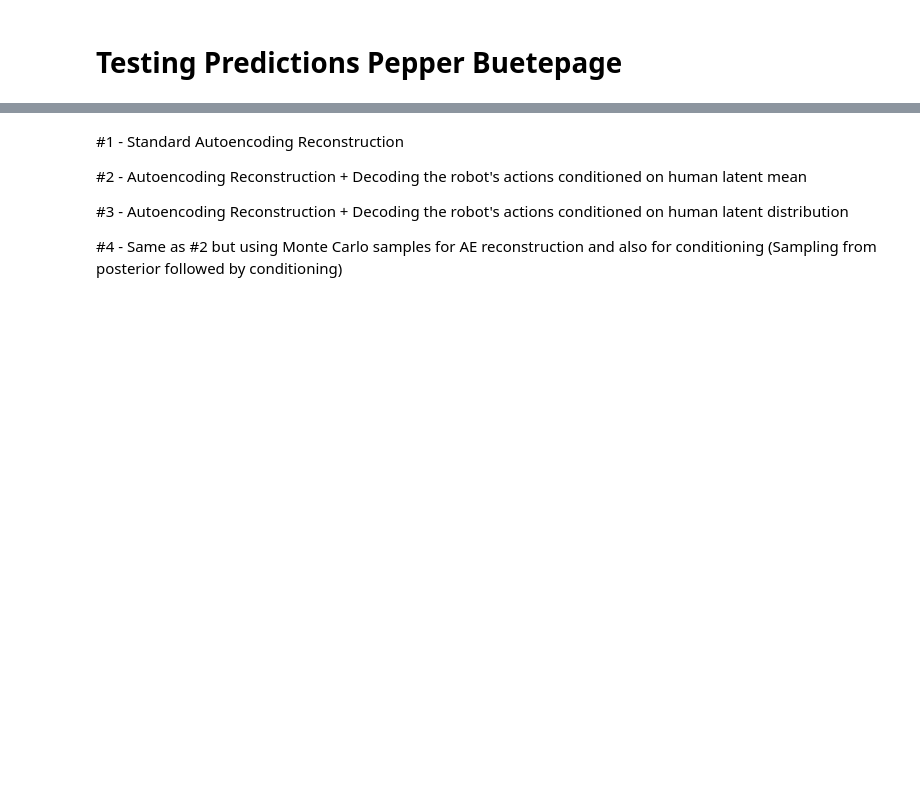
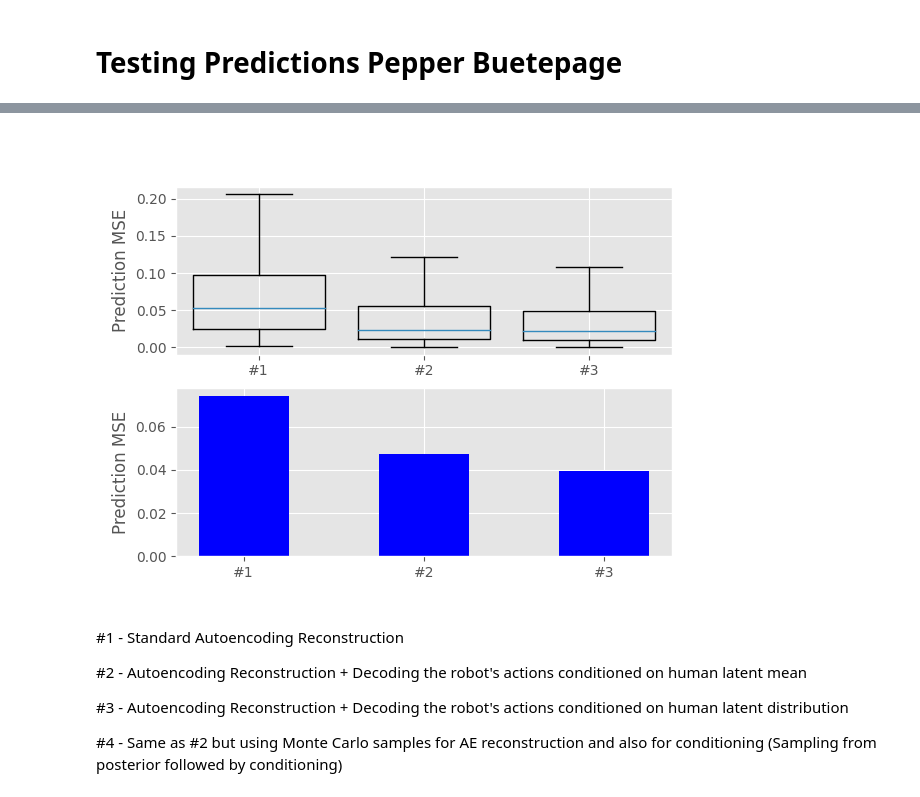
Before and after one commit to souljaboy764/mild-hri, a Jupyter notebook: mse_plotter.ipynb, the cells around one changed output, grey strips where cells are left out. Saved outputs shown, nothing was run; the diff lists cells and outputs as text; code cells hidden in the pictures; blank space fills up the shorter version.

```diff
--- a/mse_plotter.ipynb
+++ b/mse_plotter.ipynb
@@ -49,0 +3,93 @@ plt.show()
+# %%
+%matplotlib widget
+import numpy as np
+import scipy
+import matplotlib.pyplot as plt
+from test import evaluate_ckpt
+
+fig = plt.figure()
+plt.title('MSE of predicted robot joints after observing human')
+ax_box_pred = plt.subplot(2,1,1)
+# ax_box_vae = plt.subplot(2,2,2)
+ax_bar_pred = plt.subplot(2,1,2)
+# ax_bar_vae = plt.subplot(2,2,4)
+k = 0
+
+pred_mse = []
+# vae_mse = []
+
+for model_type, use_cov in [
+                        ('vae_vanilla', False),#, 'final.pth'),
+                        # ('vae_vanilla_hsmm', False),#, 'final.pth'),
+                        # ('vae_crossrecon_samplenocovcond', False),#, 'final.pth'),
+                        # ('vae_crossrecon_samplecovcond', True),#, 'final.pth'),
+                        ('vae_crossrecon_nocovcondsampling', False),#, 'final.pth'),
+                        ('vae_crossrecon_covcondsampling', True),#, 'final.pth'),
+                        # ('vae_crossrecon_nocovcond', False),#, 'final.pth'),
+                        # ('vae_crossrecon_covcond', True),#, 'final.pth'),
+                        # ('mild_vanilla', False),#, 'final.pth'),
+                        # # ('mild_vanilla_hsmm', False),#, 'final.pth'),
+                        # ('mild_crossrecon_samplenocovcond', False),#, 'final_250.pth'),
+                        # ('mild_crossrecon_samplecovcond', True),#, 'final.pth'),
+                        # ('mild_crossrecon_nocovcondsampling', False),#, 'final.pth'),
+                        # ('mild_crossrecon_covcondsampling', True),#, 'final.pth'),
+                        # # ('mild_crossrecon_nocovcond', False),#, 'final_250.pth'),
+                        # # ('mild_crossrecon_covcond', True),#, 'final.pth'),
+                    ]:
+    pred_mse.append([])
+    for ckpt_name in [
+                        'final_100.pth',
+                        # 'final_100_finetuning.pth',
+                        # 'final_199.pth',
+                        # 'final_199_finetuning.pth',
+                    ]:
+        pred_mse_k = []
+
+        for trial in range(4):
+            ckpt_path = f'logs/2023/downsampled/bp_pepper/{model_type}/z5/trial{trial}/models/{ckpt_name}'
+            pred_mse_ckpt, _ = evaluate_ckpt(ckpt_path, use_cov)
+            pred_mse_k += pred_mse_ckpt
+        pred_mse[-1].append(pred_mse_k)
+        if ckpt_name[10:] == 'finetuning.pth':
+            ckpt_name = 'tuned_'+ckpt_name[6:9]
+        # elif ckpt_name == 'final_100.pth':
+            # ckpt_name = 'final_100'
+        else:
+            ckpt_name = ckpt_name[:-4]
+        model_name = f'{model_type:<40}' + str(use_cov)[0] + f' {ckpt_name}'
+        if ckpt_name=='final_100':
+            positions=[k]
+        elif ckpt_name=='final_199':
+            positions=[k+0.5]
+        ax_box_pred.boxplot(pred_mse_k, positions=positions, showfliers=False, widths=[0.8])
+        # print(f'{model_name}\t{np.mean(pred_mse):.4e} ± {np.std(pred_mse):.4e} \t{np.mean(vae_mse):.4e} ± {np.std(vae_mse):.4e}')
+    k+=1
+
+p_values = np.ones((len(pred_mse), len(pred_mse)))
+for i in range(len(pred_mse)-1):
+    for j in range(i+1,len(pred_mse)):
+        p_values[i,j] = scipy.stats.ttest_ind(pred_mse[i][0], pred_mse[j][0]).pvalue
+        print(i,j,p_values[i,j])
+
+p_values = np.ones((len(pred_mse), len(pred_mse)))
+for i in range(len(pred_mse)-1):
+    for j in range(i+1,len(pred_mse)):
+        p_values[i,j] = scipy.stats.ttest_rel(pred_mse[i][0], pred_mse[j][0]).pvalue
+        print(i,j,p_values[i,j])
+
+p_values = np.ones((len(pred_mse), len(pred_mse)))
+for i in range(len(pred_mse)-1):
+    for j in range(i+1,len(pred_mse)):
+        p_values[i,j] = scipy.stats.mannwhitneyu(pred_mse[i][0], pred_mse[j][0]).pvalue
+        print(i,j,p_values[i,j])
+
+
+X = np.arange(len(pred_mse))
+ax_bar_pred.bar(X, [np.mean(pred_mse[i][0]) for i in range(len(pred_mse))], color = 'b', width = 0.5)#, label='100 epochs')
+# ax_bar_pred.bar(X + 0.6, [np.mean(pred_mse[i][1]) for i in range(len(pred_mse))], color = 'm', width = 0.2, label='200 Epochs')
+ax_bar_pred.set_ylabel('Prediction MSE')
+ax_box_pred.set_ylabel('Prediction MSE')
+ax_bar_pred.set_xticks(X, ('#1', '#2', '#3'))
+ax_box_pred.set_xticks(X, ('#1', '#2', '#3'))
+# ax_bar_pred.legend()
+# %% [output]
@@ -50,3 +108,4 @@ plt.show()
+[figure, added]
 # %% [markdown]
 \#1 - Standard Autoencoding Reconstruction
 
```
Also changed, not shown: parts of 2 cells of this notebook, 5 other files.
